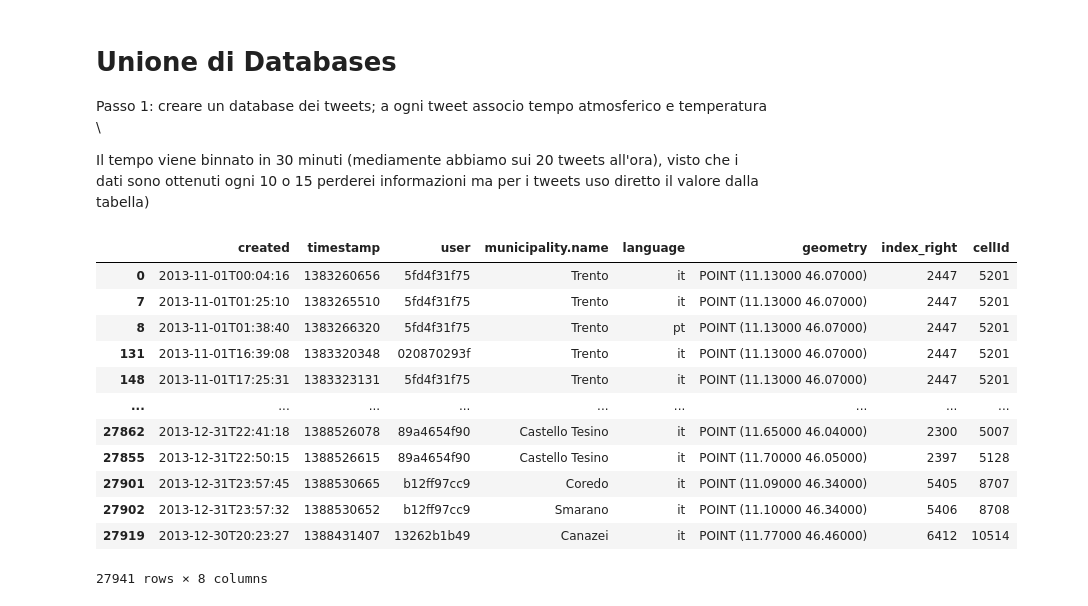
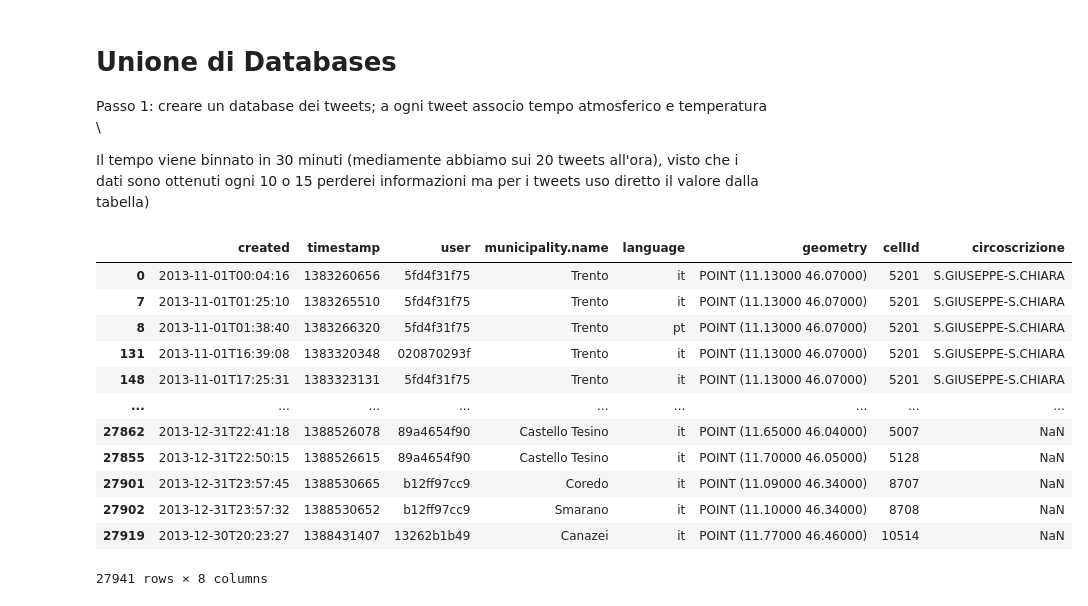
Before and after one commit to devix2/IntroToDS_FinalProject, a Jupyter notebook: SocialPulse(noCC)/Import Dati.ipynb, the cells around one changed output. Cells and saved outputs as stored; diff of their text form; code cells hidden in the pictures.

```diff
--- a/SocialPulse(noCC)/Import Dati.ipynb
+++ b/SocialPulse(noCC)/Import Dati.ipynb
@@ -239,0 +228,8 @@ adm_reg.plot("Shape_Area")
+# %%
+#Friendship ended with database del prof, database della provincia is now my best friend
+circ=m_d.safe_import('circoscrizioni')
+
+circ.plot("area")
+circ=circ.sort_values("numero_cir").reset_index()
+circ.drop(columns=["index", "numero_cir"], inplace=True)
+circ
@@ -240,3 +252,7 @@ adm_reg.plot("Shape_Area")
+# %%
+#Sistemo per riallacciare
+circ.drop(columns=["fumetto", "area", "perimetro"],inplace=True)
+circ.rename(columns={"nome" : "circoscrizione"}, inplace=True)
 # %% [markdown]
 ## NOTE PER RIALLACCIARE I DATI:
 I dati vanno riallacciati mediante appropriata conversione, dovrò
@@ -254,24 +270,27 @@ Il tempo viene binnato in 30 minuti (mediamente abbiamo sui 20 tweets all'ora),
 # %%
 #merged = geopandas.sjoin(gdf, cell, how='left', op='within')
 
 tweets=tweets.set_crs("EPSG:4326")
+circ=circ.to_crs("EPSG:4326")
 tweets = gpd.sjoin(tweets, grid, how="inner", op='intersects')
-
-
+tweets.drop(columns="index_right", inplace=True)
+tweets = gpd.sjoin(tweets, circ, how="left", op='intersects')
+    #Questi li attacco anche se potrei usare dirretto la grid, così è più comodo
+tweets.drop(columns="index_right", inplace=True)
 tweets
 # %% [output]
-|  | created | timestamp | user | municipality.name | language | geometry | index_right | cellId |
-| 0 | 2013-11-01T00:04:16 | 1383260656 | 5fd4f31f75 | Trento | it | POINT (11.13000 46.07000) | 2447 | 5201 |
-| 7 | 2013-11-01T01:25:10 | 1383265510 | 5fd4f31f75 | Trento | it | POINT (11.13000 46.07000) | 2447 | 5201 |
-| 8 | 2013-11-01T01:38:40 | 1383266320 | 5fd4f31f75 | Trento | pt | POINT (11.13000 46.07000) | 2447 | 5201 |
-| 131 | 2013-11-01T16:39:08 | 1383320348 | 020870293f | Trento | it | POINT (11.13000 46.07000) | 2447 | 5201 |
-| 148 | 2013-11-01T17:25:31 | 1383323131 | 5fd4f31f75 | Trento | it | POINT (11.13000 46.07000) | 2447 | 5201 |
+|  | created | timestamp | user | municipality.name | language | geometry | cellId | circoscrizione |
+| 0 | 2013-11-01T00:04:16 | 1383260656 | 5fd4f31f75 | Trento | it | POINT (11.13000 46.07000) | 5201 | S.GIUSEPPE-S.CHIARA |
+| 7 | 2013-11-01T01:25:10 | 1383265510 | 5fd4f31f75 | Trento | it | POINT (11.13000 46.07000) | 5201 | S.GIUSEPPE-S.CHIARA |
+| 8 | 2013-11-01T01:38:40 | 1383266320 | 5fd4f31f75 | Trento | pt | POINT (11.13000 46.07000) | 5201 | S.GIUSEPPE-S.CHIARA |
+| 131 | 2013-11-01T16:39:08 | 1383320348 | 020870293f | Trento | it | POINT (11.13000 46.07000) | 5201 | S.GIUSEPPE-S.CHIARA |
+| 148 | 2013-11-01T17:25:31 | 1383323131 | 5fd4f31f75 | Trento | it | POINT (11.13000 46.07000) | 5201 | S.GIUSEPPE-S.CHIARA |
 | ... | ... | ... | ... | ... | ... | ... | ... | ... |
-| 27862 | 2013-12-31T22:41:18 | 1388526078 | 89a4654f90 | Castello Tesino | it | POINT (11.65000 46.04000) | 2300 | 5007 |
-| 27855 | 2013-12-31T22:50:15 | 1388526615 | 89a4654f90 | Castello Tesino | it | POINT (11.70000 46.05000) | 2397 | 5128 |
-| 27901 | 2013-12-31T23:57:45 | 1388530665 | b12ff97cc9 | Coredo | it | POINT (11.09000 46.34000) | 5405 | 8707 |
-| 27902 | 2013-12-31T23:57:32 | 1388530652 | b12ff97cc9 | Smarano | it | POINT (11.10000 46.34000) | 5406 | 8708 |
-| 27919 | 2013-12-30T20:23:27 | 1388431407 | 13262b1b49 | Canazei | it | POINT (11.77000 46.46000) | 6412 | 10514 |
+| 27862 | 2013-12-31T22:41:18 | 1388526078 | 89a4654f90 | Castello Tesino | it | POINT (11.65000 46.04000) | 5007 | NaN |
+| 27855 | 2013-12-31T22:50:15 | 1388526615 | 89a4654f90 | Castello Tesino | it | POINT (11.70000 46.05000) | 5128 | NaN |
+| 27901 | 2013-12-31T23:57:45 | 1388530665 | b12ff97cc9 | Coredo | it | POINT (11.09000 46.34000) | 8707 | NaN |
+| 27902 | 2013-12-31T23:57:32 | 1388530652 | b12ff97cc9 | Smarano | it | POINT (11.10000 46.34000) | 8708 | NaN |
+| 27919 | 2013-12-30T20:23:27 | 1388431407 | 13262b1b49 | Canazei | it | POINT (11.77000 46.46000) | 10514 | NaN |
 27941 rows × 8 columns
 # %%
 col=["month","day","hours","temperature", "rain", "cellId" ]
```
Also changed, not shown: parts of 12 cells of this notebook, 3 other files.
